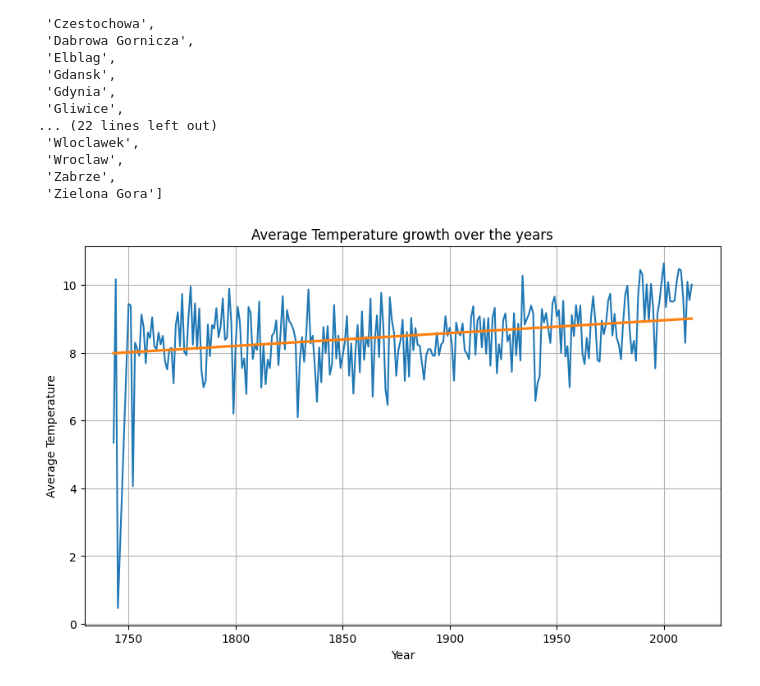
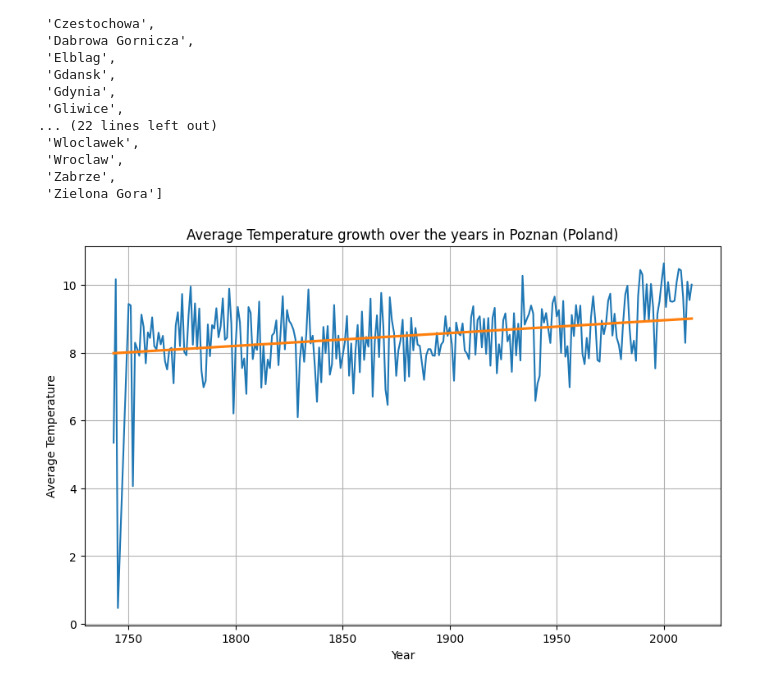
Before and after one commit to mattkuc/climate_change, a Jupyter notebook: climate_in_cities.ipynb, the cells around one changed output. Saved outputs shown, nothing was run; the diff lists cells and outputs as text; code cells hidden in the pictures.

```diff
--- a/climate_in_cities.ipynb
+++ b/climate_in_cities.ipynb
@@ -36,31 +36,31 @@ list_city
 # %%
 # I choose Poznan as the main city, now i want to create a visualization that will show the growth of temperature over the years
 
 import seaborn as sns
 import matplotlib.pyplot as plt
 
 
 # creating Poznan dataset
 df_poznan = poland_data[poland_data['City']=='Poznan']
 
 # extracting year form date
 df_poznan['dt'] = pd.to_datetime(df_poznan['dt'])
 df_poznan['Year'] = df_poznan['dt'].dt.year
 
 # dropping NA values
 df_poznan.dropna(subset=['AverageTemperature'],inplace=True)
 
 plt.figure(figsize=(10,6))
 ax = sns.lineplot(x='Year',y='AverageTemperature',data=df_poznan,ci=None)
 sns.regplot(x='Year', y='AverageTemperature',data=df_poznan,ci=None,scatter=False,ax=ax)
 
-plt.title("Average Temperature growth over the years")
+plt.title("Average Temperature growth over the years in Poznan (Poland)")
 plt.xlabel("Year")
 plt.ylabel("Average Temperature")
 plt.grid(True)
 plt.show()
 # %% [output]
-[figure, old version]
+[figure, new version]
 # %%
 # now I want to create a new dataframe that contains countries column and column with value that is calculated by subtracing highest value on regression line by lowest value
 
```
Also changed, not shown: parts of 2 cells of this notebook, 1 other file.
